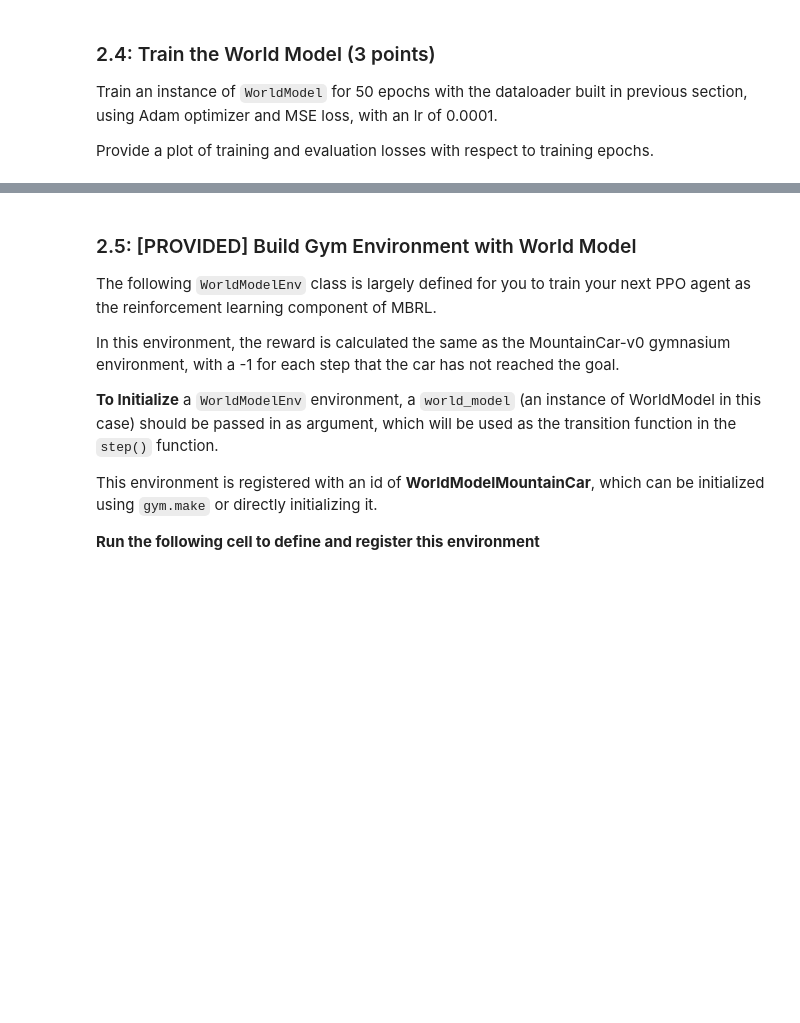
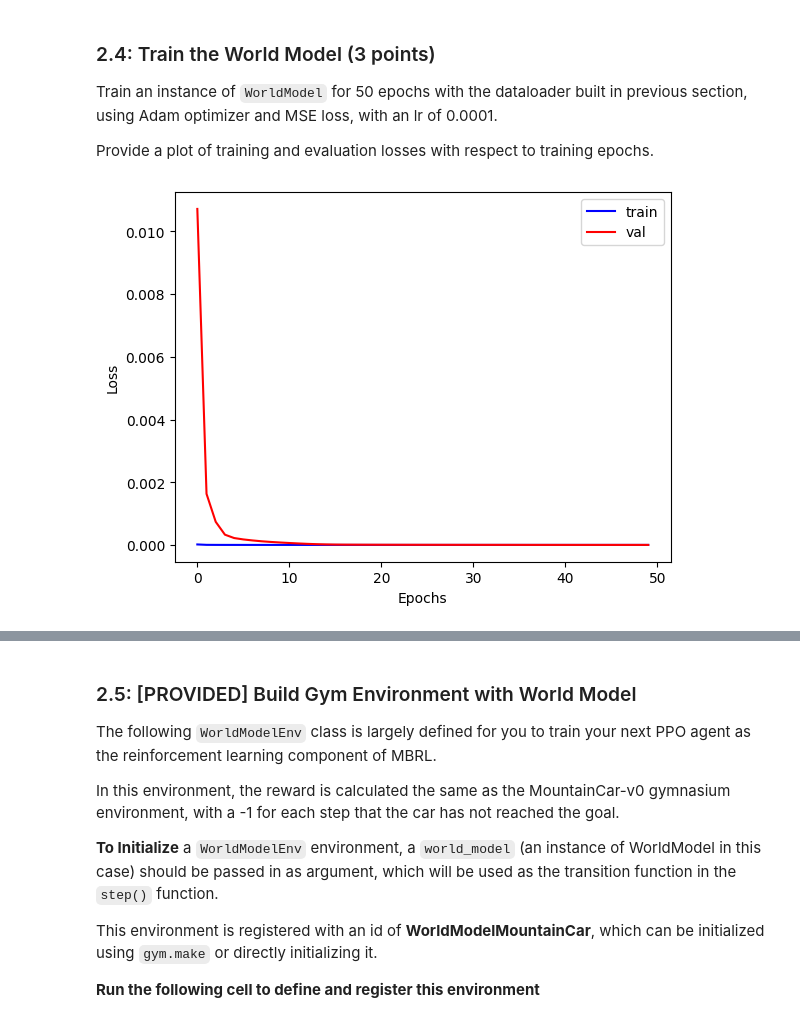
Before and after one commit to ZChosed/cs4756-robot-learning-fa24, a Jupyter notebook: assignments/A5/CS_4756_FA24_A5.ipynb, the cells around one changed output, grey strips where cells are left out. Saved outputs shown, nothing was run; the diff lists cells and outputs as text; code cells hidden in the pictures; blank space fills up the shorter version.

```diff
--- a/assignments/A5/CS_4756_FA24_A5.ipynb
+++ b/assignments/A5/CS_4756_FA24_A5.ipynb
@@ -681,6 +686,9 @@ class WorldModel(nn.Module):
         self.input_dim = input_dim
 
         # TODO:
+        self.fc1 = nn.Linear(input_dim, hidden_dim_1)
+        self.fc2 = nn.Linear(hidden_dim_1, hidden_dim_2)
+        self.fc3 = nn.Linear(hidden_dim_2, output_dim)
 
         # END TODO
 
@@ -695,7 +703,13 @@ class WorldModel(nn.Module):
         assert s_dim + a_dim == self.input_dim
 
         # TODO: MODIFY
-        return None
+
+        x = torch.cat([state, action], dim=1)
+        x = torch.relu(self.fc1(x))
+        x = torch.relu(self.fc2(x))
+        x = self.fc3(x)
+
+        return x
         # END TODO
 # %% [markdown]
 ### 2.3: Define Training and Validation Function for World Model (12 points, 6 each):
@@ -745,13 +787,33 @@ Provide a plot of training and evaluation losses with respect to training epochs
 # %%
 num_epochs = 50
 
 reseed(seed)
 
 world_model = world_model = WorldModel(input_dim=3, hidden_dim_1=16, hidden_dim_2=128, output_dim=2)
 lr = 0.0001
 optimizer = torch.optim.Adam(world_model.parameters(), lr=lr)
 criterion = nn.MSELoss()
 
 
 # TODO
+
+train_losses = []
+val_losses = []
+
+for epoch in tqdm(range(num_epochs)):
+    train_loss = train_world_model(world_model, optimizer, criterion, train_dataloader)
+    val_loss = eval_world_model(world_model, criterion, val_dataloader)
+
+    train_losses.append(train_loss)
+    val_losses.append(val_loss)
+
+plt.plot(np.arange(num_epochs), train_losses, c='blue', label='train')
+plt.plot(np.arange(num_epochs), val_losses, c='red', label='val')
+plt.xlabel('Epochs')
+plt.ylabel('Loss')
+plt.legend()
+plt.show()
+
 # END TODO:
+# %% [output]
+[figure, added]
```
Also changed, not shown: parts of 9 cells of this notebook, 5 other files.
